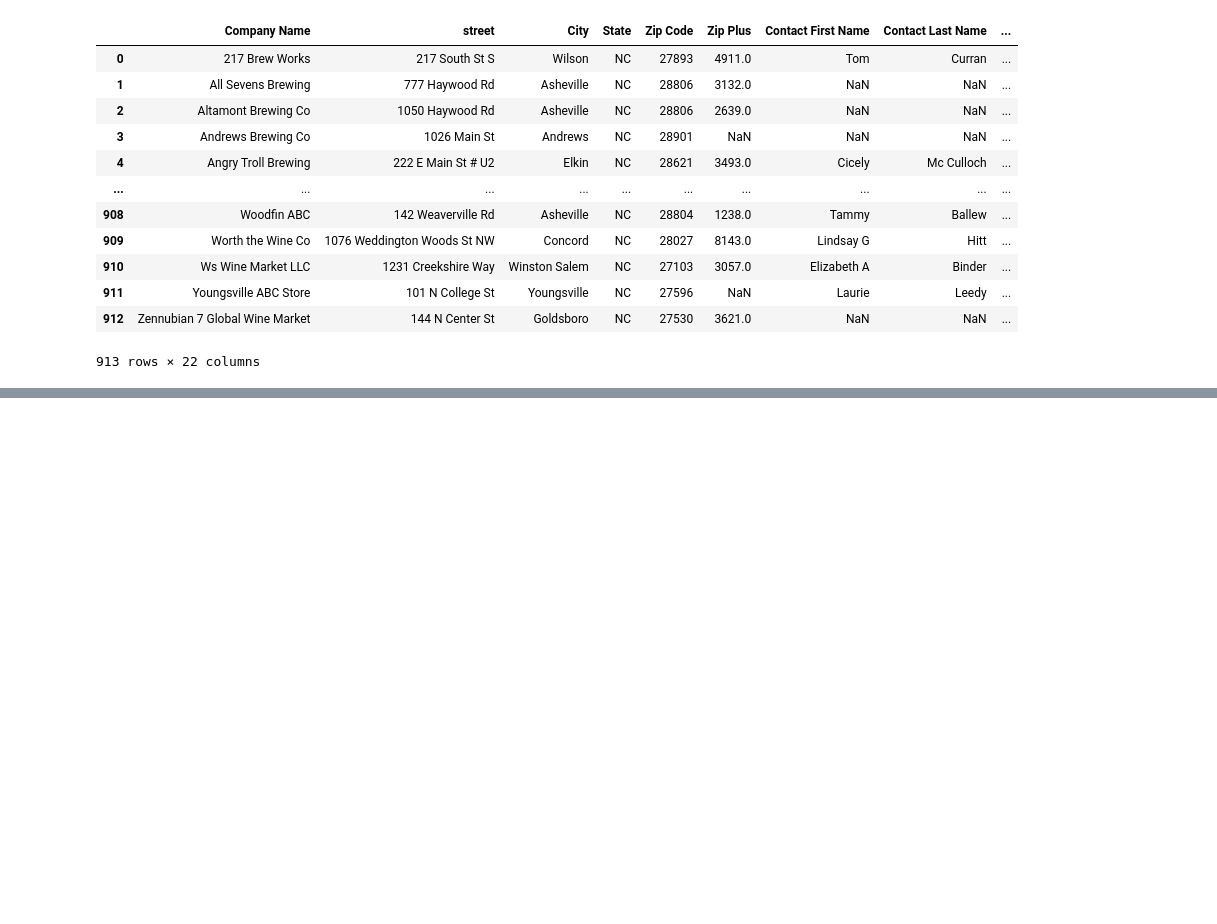
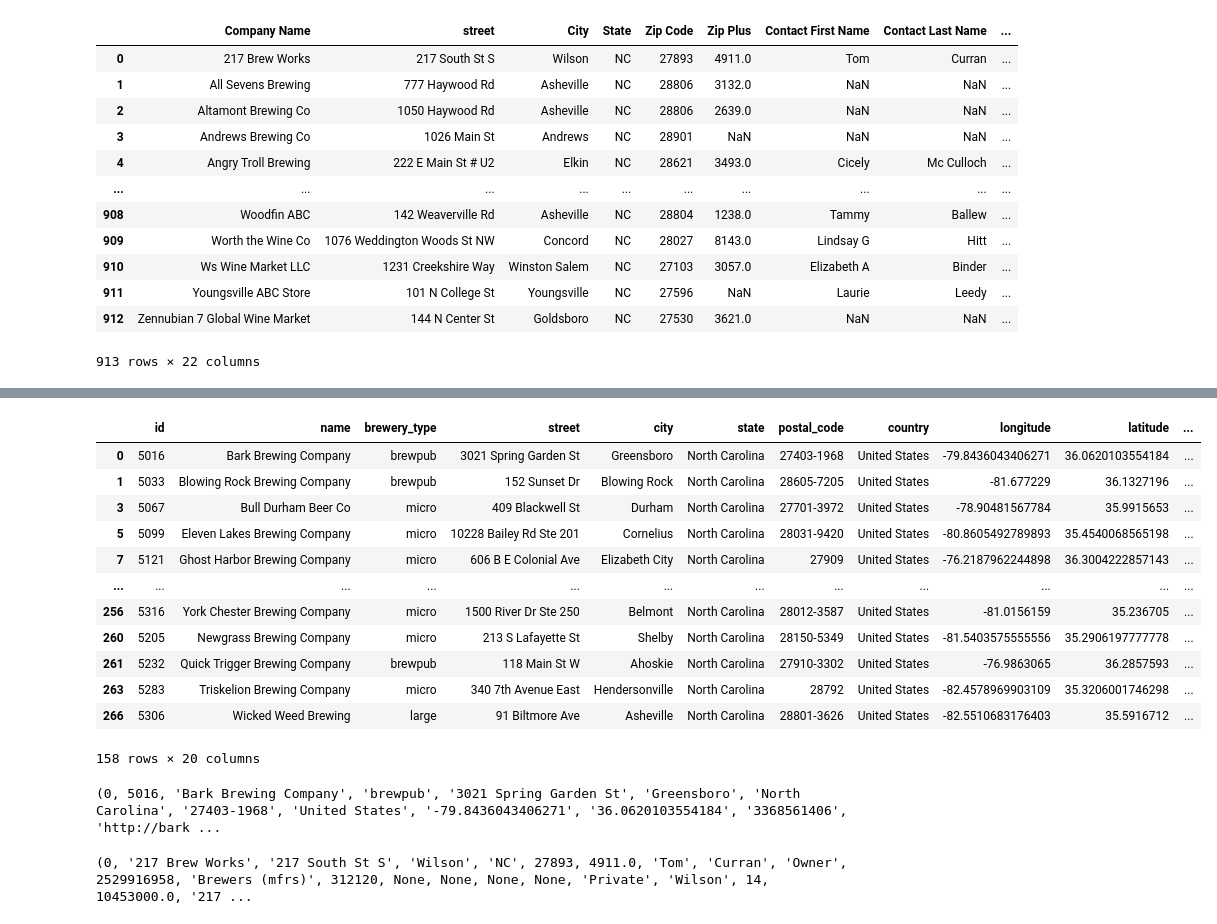
Before and after one commit to kodesiba/brew-venturing, a Jupyter notebook: dataCollection/breweryestab.ipynb, the cells around one changed output, grey strips where cells are left out. Cells and saved outputs as stored; diff of their text form; code cells hidden in the pictures; blank space fills up the shorter version.

```diff
--- a/dataCollection/breweryestab.ipynb
+++ b/dataCollection/breweryestab.ipynb
@@ -135,0 +95,16 @@ brew_merge
+# %%
+brew_merge[brew_merge['Year Established'].isnull()]
+# %% [output]
+|  | id | name | brewery_type | street | city | state | postal_code | country | longitude | latitude | ... |
+| 0 | 5016 | Bark Brewing Company | brewpub | 3021 Spring Garden St | Greensboro | North Carolina | 27403-1968 | United States | -79.8436043406271 | 36.0620103554184 | ... |
+| 1 | 5033 | Blowing Rock Brewing Company | brewpub | 152 Sunset Dr | Blowing Rock | North Carolina | 28605-7205 | United States | -81.677229 | 36.1327196 | ... |
+| 3 | 5067 | Bull Durham Beer Co | micro | 409 Blackwell St | Durham | North Carolina | 27701-3972 | United States | -78.90481567784 | 35.9915653 | ... |
+| 5 | 5099 | Eleven Lakes Brewing Company | micro | 10228 Bailey Rd Ste 201 | Cornelius | North Carolina | 28031-9420 | United States | -80.8605492789893 | 35.4540068565198 | ... |
+| 7 | 5121 | Ghost Harbor Brewing Company | micro | 606 B E Colonial Ave | Elizabeth City | North Carolina | 27909 | United States | -76.2187962244898 | 36.3004222857143 | ... |
+| ... | ... | ... | ... | ... | ... | ... | ... | ... | ... | ... | ... |
+| 256 | 5316 | York Chester Brewing Company | micro | 1500 River Dr Ste 250 | Belmont | North Carolina | 28012-3587 | United States | -81.0156159 | 35.236705 | ... |
+| 260 | 5205 | Newgrass Brewing Company | micro | 213 S Lafayette St | Shelby | North Carolina | 28150-5349 | United States | -81.5403575555556 | 35.2906197777778 | ... |
+| 261 | 5232 | Quick Trigger Brewing Company | brewpub | 118 Main St W | Ahoskie | North Carolina | 27910-3302 | United States | -76.9863065 | 36.2857593 | ... |
+| 263 | 5283 | Triskelion Brewing Company | micro | 340 7th Avenue East | Hendersonville | North Carolina | 28792 | United States | -82.4578969903109 | 35.3206001746298 | ... |
+| 266 | 5306 | Wicked Weed Brewing | large | 91 Biltmore Ave | Asheville | North Carolina | 28801-3626 | United States | -82.5510683176403 | 35.5916712 | ... |
+158 rows × 20 columns
@@ -135,0 +114,5 @@ brew_merge
+# %%
+#test sqlite data
+engine.execute("SELECT * FROM breweries").fetchall()[0]
+# %% [output]
+(0, 5016, 'Bark Brewing Company', 'brewpub', '3021 Spring Garden St', 'Greensboro', 'North Carolina', '27403-1968', 'United States', '-79.8436043406271', '36.0620103554184', '3368561406', 'http://bark ...
@@ -135,0 +124,5 @@ brew_merge
+# %%
+#test sqlite data
+engine.execute("SELECT * FROM business").fetchall()[0]
+# %% [output]
+(0, '217 Brew Works', '217 South St S', 'Wilson', 'NC', 27893, 4911.0, 'Tom', 'Curran', 'Owner', 2529916958, 'Brewers (mfrs)', 312120, None, None, None, None, 'Private', 'Wilson', 14, 10453000.0, '217 ...
```
Also changed, not shown: parts of 9 cells of this notebook, 6 other files.
